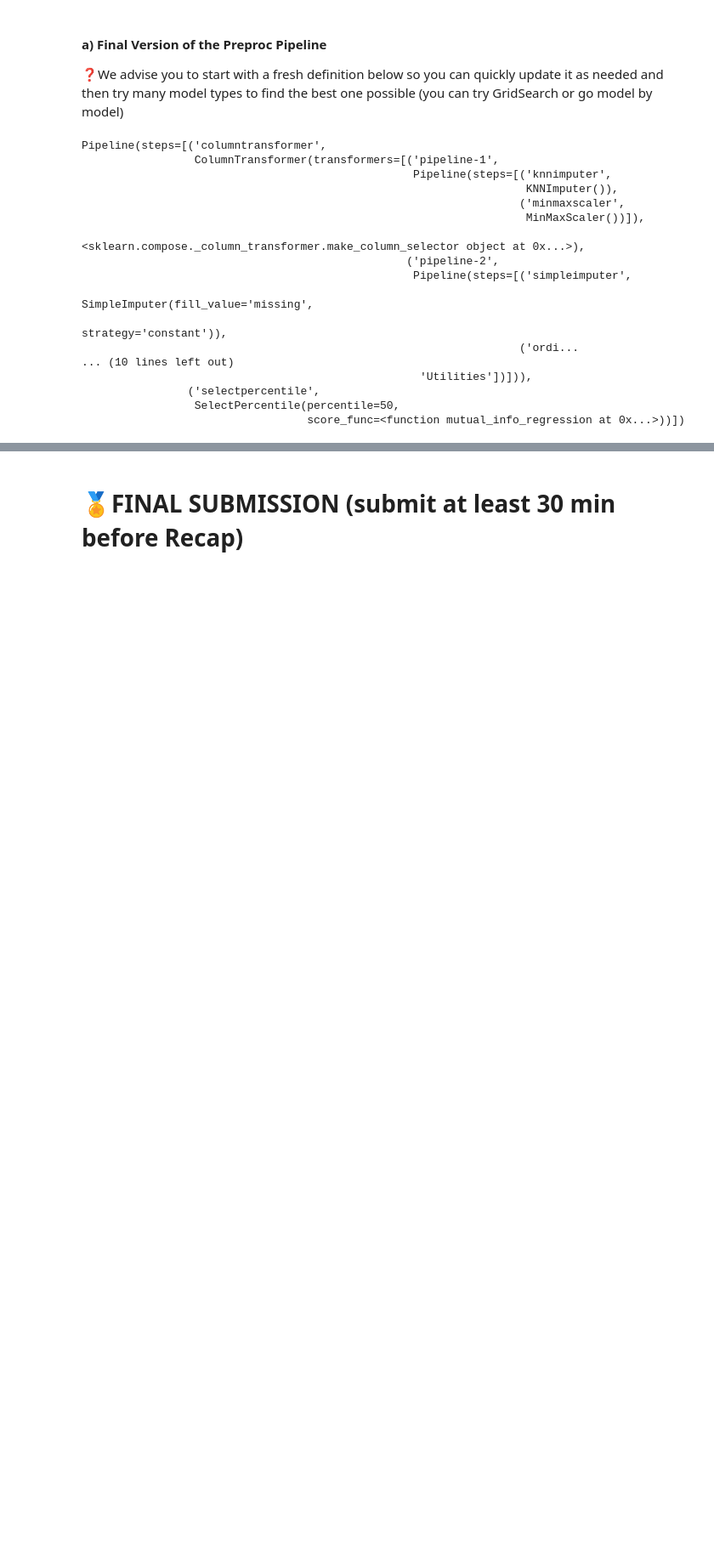
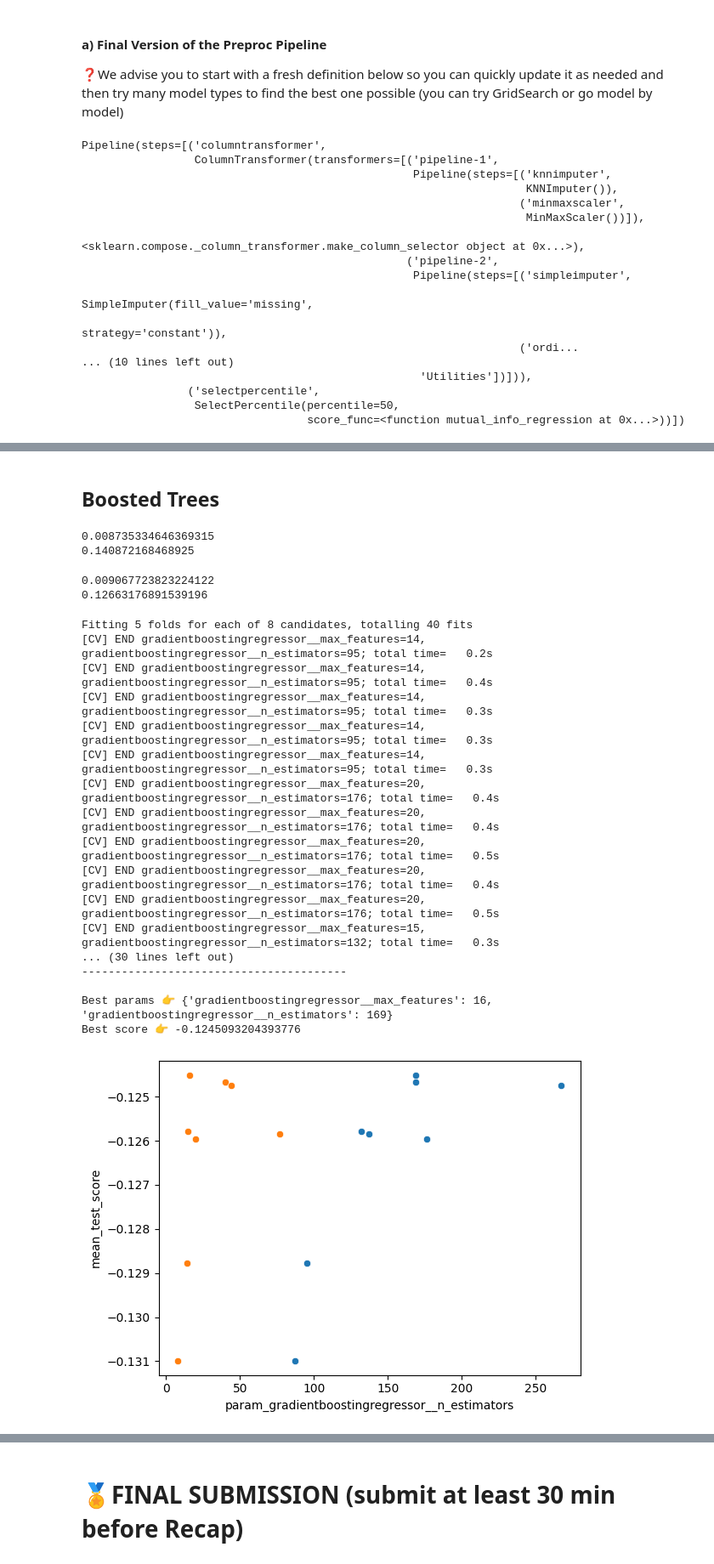
Before and after one commit to pavankumarhm/House_Prices_Kaggle_Competition, a Jupyter notebook: houses_kaggle_competition.ipynb, the cells around one changed output, grey strips where cells are left out. Shown at 85% size. Cells and saved outputs as stored; diff of their text form; code cells hidden in the pictures; blank space fills up the shorter version.

```diff
--- a/houses_kaggle_competition.ipynb
+++ b/houses_kaggle_competition.ipynb
@@ -951,0 +1067,4 @@ Pipeline(steps=[('columntransformer',
+# %%
+model = KNeighborsRegressor()
+
+pipe_knn = make_pipeline(preproc, model)
@@ -951,0 +1123,6 @@ Pipeline(steps=[('columntransformer',
+# %%
+model = SVR(kernel='rbf', C = 10)
+
+pipe_svm_rbf = make_pipeline(preproc, model, memory=cachedir)
+
+cross_val_score(pipe_svm_rbf, X, y_log, cv=5, scoring=rmse).mean()
@@ -951,0 +1204,67 @@ Pipeline(steps=[('columntransformer',
+# %% [markdown]
+## Boosted Trees
+# %%
+model = AdaBoostRegressor(estimator=DecisionTreeRegressor(max_depth=None))
+
+pipe = make_pipeline(preproc, model, memory=cachedir)
+
+score = cross_val_score(pipe, X, y_log, cv=5, scoring=rmse)
+
+print(score.std())
+print(score.mean())
+# %% [output]
+0.008735334646369315
+0.140872168468925
+# %%
+model = GradientBoostingRegressor(n_estimators=100, verbose=0)
+
+pipe_gb = make_pipeline(preproc, model, memory=cachedir)
+
+score = cross_val_score(pipe_gb, X, y_log, cv=5, scoring=rmse)
+
+print(score.std())
+print(score.mean())
+# %% [output]
+0.009067723823224122
+0.12663176891539196
+# %%
+if allow_grid_searching:
+    grid = {
+          'gradientboostingregressor__n_estimators': stats.randint(50,300),
+          # 'gradientboostingregressor__learning_rate': stats.uniform(0.05, 0.3),
+          # 'gradientboostingregressor__loss': ['lad', 'huber', 'quantile'],
+          # 'gradientboostingregressor__max_depth': stats.randint(3, 5),
+          # 'gradientboostingregressor__min_samples_split': stats.randint(2, 10),
+          # 'gradientboostingregressor__subsample': [0.95, 1], # 1 default
+          'gradientboostingregressor__max_features': stats.randint(1, len(X.columns)) # default None, i.e = n_features
+     }
+
+    search_gb = RandomizedSearchCV(pipe_gb, grid, scoring=rmse_neg, n_iter=8, cv=5, n_jobs=1, verbose=2)
+    # Fit data to GridSearch
+    search_gb.fit(X, y_log)
+    print('\n----------------------------------------\n')
+    print(f'Best params 👉 {search_gb.best_params_}')
+    print(f'Best score 👉 {search_gb.best_score_}')
+    # Plot results of GridSearch
+    df_cv_results_ = pd.DataFrame(search_gb.cv_results_)
+    sns.scatterplot(x="param_gradientboostingregressor__n_estimators", y='mean_test_score', data=df_cv_results_)
+    sns.scatterplot(x="param_gradientboostingregressor__max_features", y='mean_test_score', data=df_cv_results_)
+# %% [output]
+Fitting 5 folds for each of 8 candidates, totalling 40 fits
+[CV] END gradientboostingregressor__max_features=14, gradientboostingregressor__n_estimators=95; total time=   0.2s
+[CV] END gradientboostingregressor__max_features=14, gradientboostingregressor__n_estimators=95; total time=   0.4s
+[CV] END gradientboostingregressor__max_features=14, gradientboostingregressor__n_estimators=95; total time=   0.3s
+[CV] END gradientboostingregressor__max_features=14, gradientboostingregressor__n_estimators=95; total time=   0.3s
+[CV] END gradientboostingregressor__max_features=14, gradientboostingregressor__n_estimators=95; total time=   0.3s
+[CV] END gradientboostingregressor__max_features=20, gradientboostingregressor__n_estimators=176; total time=   0.4s
+[CV] END gradientboostingregressor__max_features=20, gradientboostingregressor__n_estimators=176; total time=   0.4s
+[CV] END gradientboostingregressor__max_features=20, gradientboostingregressor__n_estimators=176; total time=   0.5s
+[CV] END gradientboostingregressor__max_features=20, gradientboostingregressor__n_estimators=176; total time=   0.4s
+[CV] END gradientboostingregressor__max_features=20, gradientboostingregressor__n_estimators=176; total time=   0.5s
+[CV] END gradientboostingregressor__max_features=15, gradientboostingregressor__n_estimators=132; total time=   0.3s
+... (30 lines left out)
+----------------------------------------
+
+Best params 👉 {'gradientboostingregressor__max_features': 16, 'gradientboostingregressor__n_estimators': 169}
+Best score 👉 -0.1245093204393776
+[figure, added]
```
Also changed, not shown: parts of 36 cells of this notebook, 2 other files.
